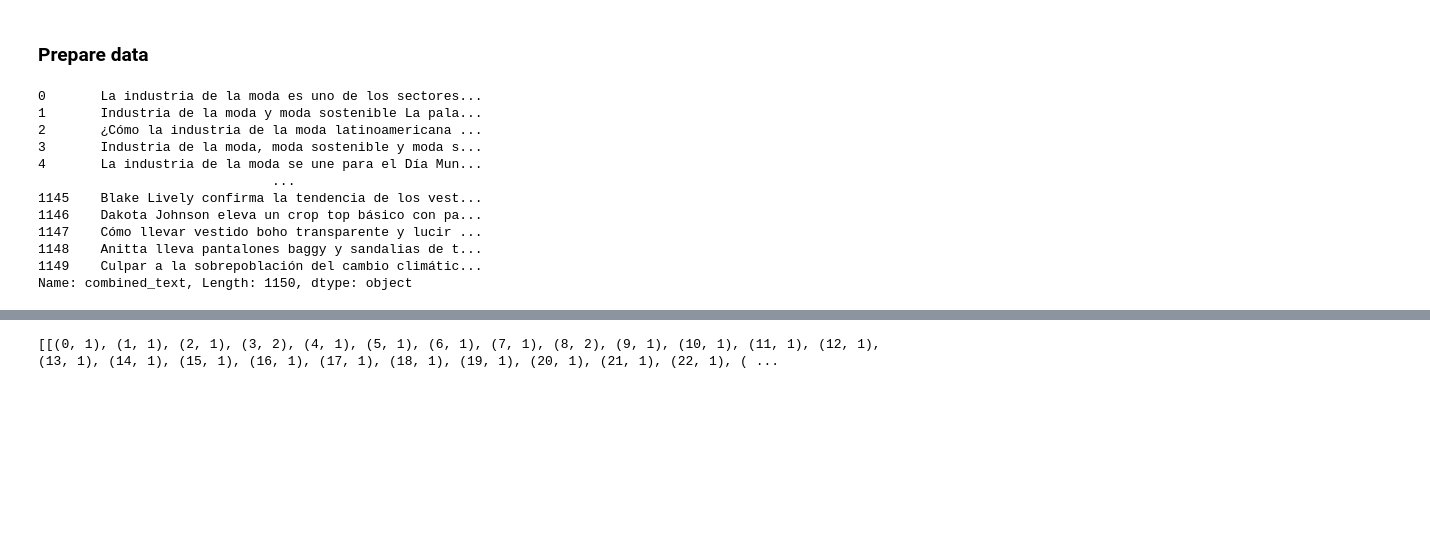
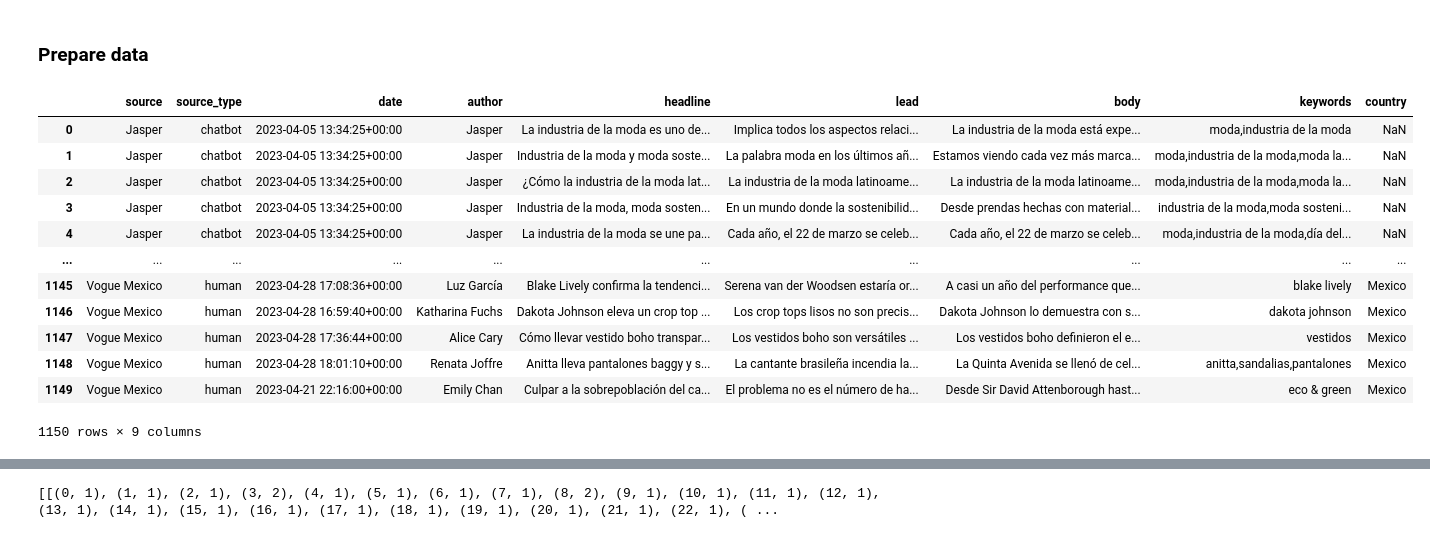
Before and after one commit to pilyu/fashion_journalism_ai_chatbots, a Jupyter notebook: notebook/thesis_topic_modeling.ipynb, the cells around one changed output, grey strips where cells are left out. Cells and saved outputs as stored; diff of their text form; code cells hidden in the pictures; blank space fills up the shorter version.

```diff
--- a/notebook/thesis_topic_modeling.ipynb
+++ b/notebook/thesis_topic_modeling.ipynb
@@ -61,19 +101,21 @@ df.sample(5)
 # %% [markdown]
 ### Prepare data
 # %%
-df['combined_text'] = df[['headline', 'lead', 'body']].fillna('').apply(lambda x: ' '.join(x), axis=1)
-df['combined_text']
+# Replace missing headlines, leads, or article bodies with an empty string
+df[["headline", "lead", "body"]] = df[["headline", "lead", "body"]].fillna("")
+df
 # %% [output]
+|  | source | source_type | date | author | headline | lead | body | keywords | country |
+| 0 | Jasper | chatbot | 2023-04-05 13:34:25+00:00 | Jasper | La industria de la moda es uno de... | Implica todos los aspectos relaci... | La industria de la moda está expe... | moda,industria de la moda | NaN |
+| 1 | Jasper | chatbot | 2023-04-05 13:34:25+00:00 | Jasper | Industria de la moda y moda soste... | La palabra moda en los últimos añ... | Estamos viendo cada vez más marca... | moda,industria de la moda,moda la... | NaN |
+| 2 | Jasper | chatbot | 2023-04-05 13:34:25+00:00 | Jasper | ¿Cómo la industria de la moda lat... | La industria de la moda latinoame... | La industria de la moda latinoame... | moda,industria de la moda,moda la... | NaN |
+| 3 | Jasper | chatbot | 2023-04-05 13:34:25+00:00 | Jasper | Industria de la moda, moda sosten... | En un mundo donde la sostenibilid... | Desde prendas hechas con material... | industria de la moda,moda sosteni... | NaN |
+| 4 | Jasper | chatbot | 2023-04-05 13:34:25+00:00 | Jasper | La industria de la moda se une pa... | Cada año, el 22 de marzo se celeb... | Cada año, el 22 de marzo se celeb... | moda,industria de la moda,día del... | NaN |
+| ... | ... | ... | ... | ... | ... | ... | ... | ... | ... |
+| 1145 | Vogue Mexico | human | 2023-04-28 17:08:36+00:00 | Luz García | Blake Lively confirma la tendenci... | Serena van der Woodsen estaría or... | A casi un año del performance que... | blake lively | Mexico |
+| 1146 | Vogue Mexico | human | 2023-04-28 16:59:40+00:00 | Katharina Fuchs | Dakota Johnson eleva un crop top ... | Los crop tops lisos no son precis... | Dakota Johnson lo demuestra con s... | dakota johnson | Mexico |
+| 1147 | Vogue Mexico | human | 2023-04-28 17:36:44+00:00 | Alice Cary | Cómo llevar vestido boho transpar... | Los vestidos boho son versátiles ... | Los vestidos boho definieron el e... | vestidos | Mexico |
+| 1148 | Vogue Mexico | human | 2023-04-28 18:01:10+00:00 | Renata Joffre | Anitta lleva pantalones baggy y s... | La cantante brasileña incendia la... | La Quinta Avenida se llenó de cel... | anitta,sandalias,pantalones | Mexico |
+| 1149 | Vogue Mexico | human | 2023-04-21 22:16:00+00:00 | Emily Chan | Culpar a la sobrepoblación del ca... | El problema no es el número de ha... | Desde Sir David Attenborough hast... | eco & green | Mexico |
-0       La industria de la moda es uno de los sectores...
-1       Industria de la moda y moda sostenible La pala...
-2       ¿Cómo la industria de la moda latinoamericana ...
-3       Industria de la moda, moda sostenible y moda s...
-4       La industria de la moda se une para el Día Mun...
-                              ...
-1145    Blake Lively confirma la tendencia de los vest...
-1146    Dakota Johnson eleva un crop top básico con pa...
-1147    Cómo llevar vestido boho transparente y lucir ...
-1148    Anitta lleva pantalones baggy y sandalias de t...
-1149    Culpar a la sobrepoblación del cambio climátic...
-Name: combined_text, Length: 1150, dtype: object
+1150 rows × 9 columns
 # %%
```
Also changed, not shown: parts of 38 cells of this notebook.
